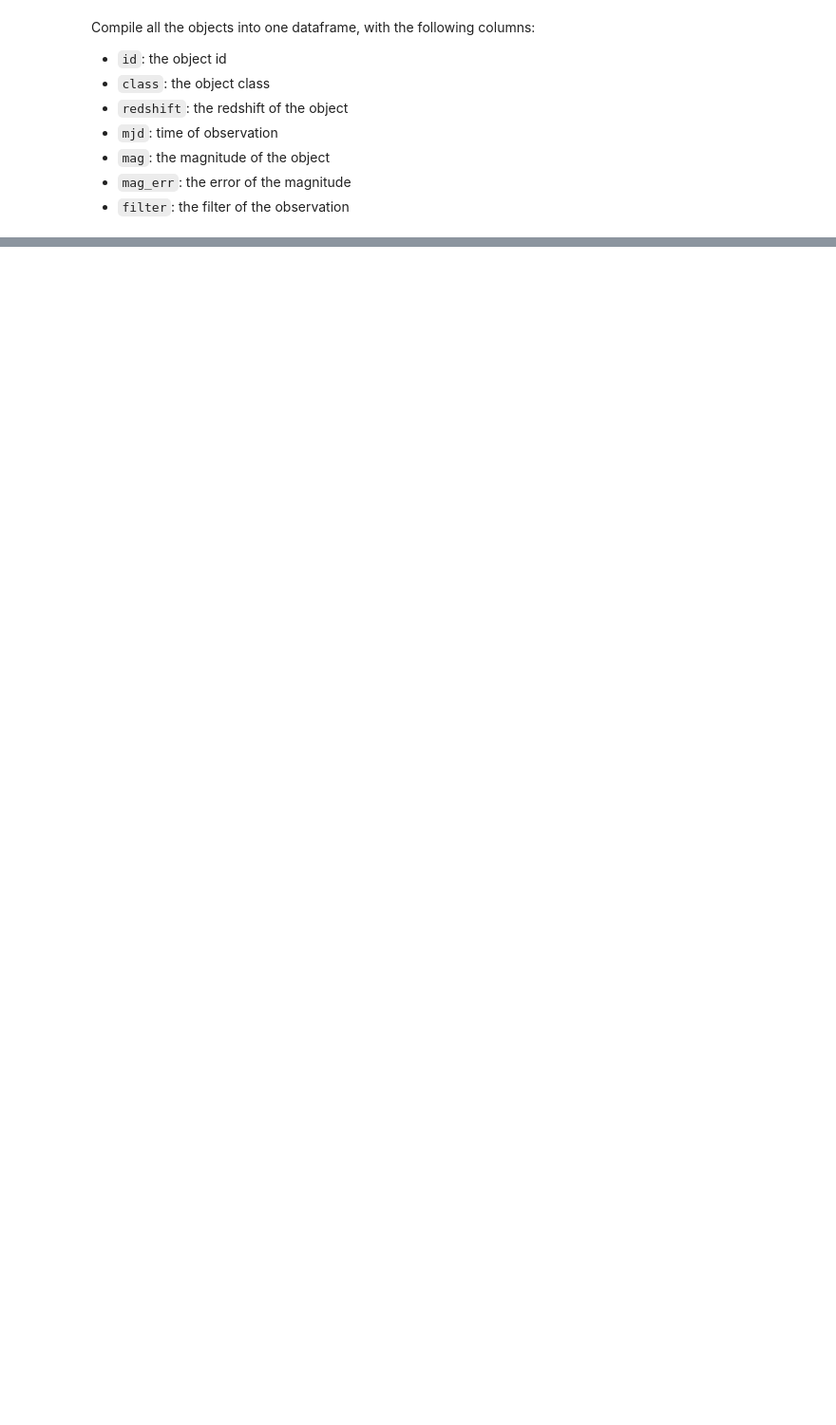
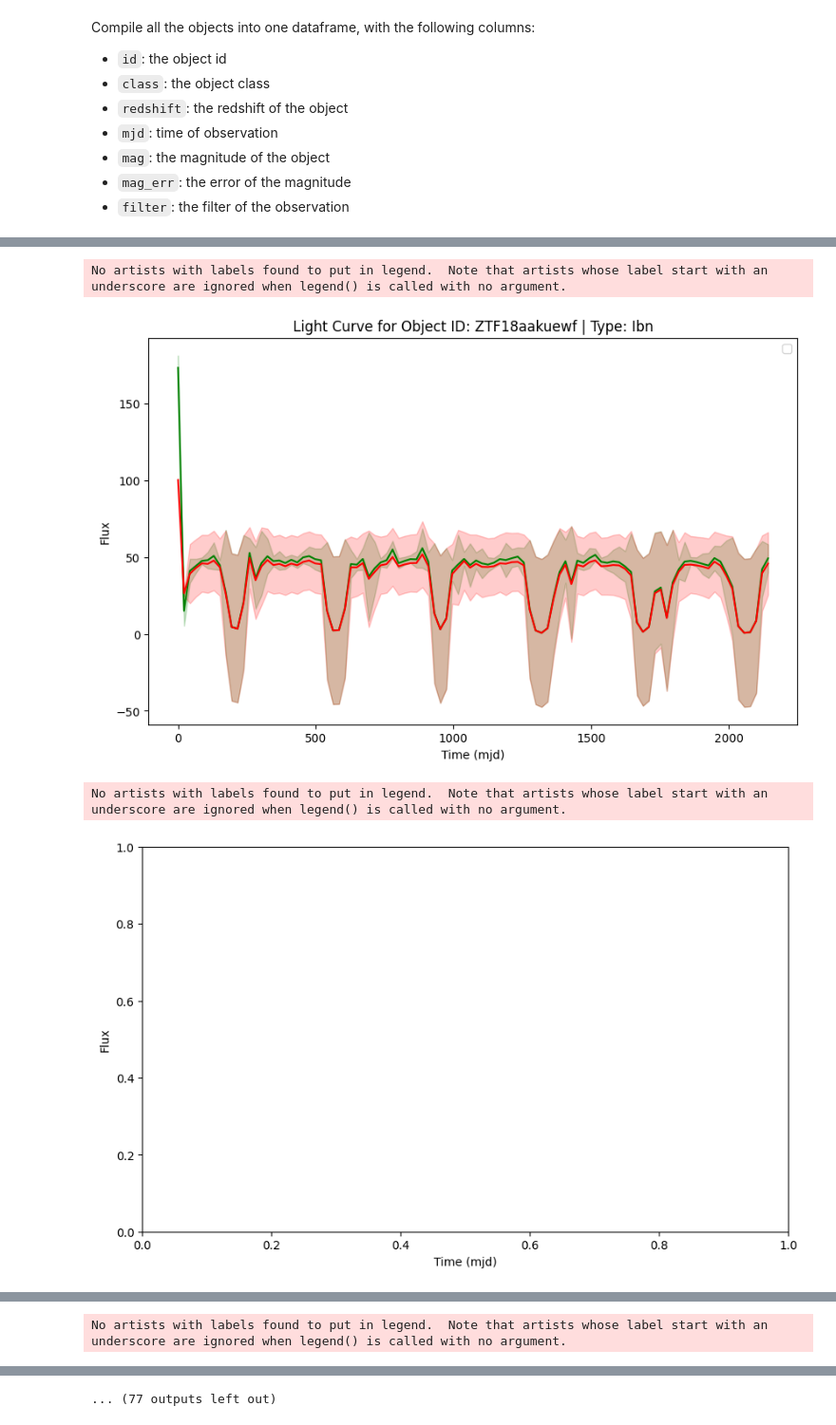
Before and after one commit to tylerbarna/kn-imposters, a Jupyter notebook: on_gp.ipynb, the cells around one changed output, grey strips where cells are left out. Shown at 95% size. Drawn from its saved outputs; the diff is of its cells as text; code cells hidden in the pictures; blank space fills up the shorter version.

Commit message:
start gaussian process

```diff
--- a/on_gp.ipynb
+++ b/on_gp.ipynb
@@ -289,0 +306,2 @@ def process_gaussian(df, kernel=None, number_gp=100, save=False, name=''):
+# %%
+kernel = load_kernel('kernel.pkl')
@@ -289,0 +334,47 @@ def process_gaussian(df, kernel=None, number_gp=100, save=False, name=''):
+# %%
+def plot_gp(obj_model, number_col=4, show_title=True, show_legend=True):
+    color_dict = {'ztfg': 'green', 'ztfr': 'red', 'ztfi': 'yellow'}
+    f, ax = plt.subplots(figsize=(10, 6))
+    ax.set_xlabel('Time (mjd)')
+    ax.set_ylabel('Flux')
+    if show_title:
+        obj_id = obj_model['obj_id'].iloc[0]
+        ax.set_title(f'Light Curve for Object ID: {obj_id} | Type: {obj_model["type"].iloc[0]}')
+    if show_legend:
+        ax.legend(ncol=number_col)
+
+    # Plotting model data if available
+    if obj_model is not None:
+        # Iterate over the filters present in the obj_model DataFrame
+        for column in obj_model.columns:
+            if 'flux' in column and column != 'mjd':
+                filter_name = column.split('_')[1]
+                if filter_name in color_dict:
+                    if not all(obj_model[column] == -1):
+                        ax.plot(obj_model['mjd'], obj_model[column], label=f'Model {filter_name}', color=color_dict[filter_name])
+
+                        # Plot error band if error data is available
+                        error_column = f'flux_error_{filter_name}'
+                        if error_column in obj_model.columns:
+                            model_flux_error = obj_model[error_column]
+                            ax.fill_between(obj_model['mjd'], obj_model[column]-model_flux_error, obj_model[column]+model_flux_error, color=color_dict[filter_name], alpha=0.20)
+
+
+
+    plt.show()
+# %%
+obj_ids = total_results['obj_id'].unique()
+broken_obj_ids = []
+for obj in obj_ids:
+    one_df = test_results[test_results['obj_id'] == obj]
+    try:
+        plot_gp(one_df)
+    except:
+        broken_obj_ids.append(obj)
+
+print(broken_obj_ids)
+# %% [output]
+No artists with labels found to put in legend.  Note that artists whose label start with an underscore are ignored when legend() is called with no argument.
+[figure, added]
+No artists with labels found to put in legend.  Note that artists whose label start with an underscore are ignored when legend() is called with no argument.
+[figure, added]
@@ -289,0 +384 @@ def process_gaussian(df, kernel=None, number_gp=100, save=False, name=''):
+No artists with labels found to put in legend.  Note that artists whose label start with an underscore are ignored when legend() is called with no argument.
@@ -289,0 +389 @@ def process_gaussian(df, kernel=None, number_gp=100, save=False, name=''):
+... (77 outputs left out)
```
Also changed, not shown: parts of 13 cells of this notebook.
